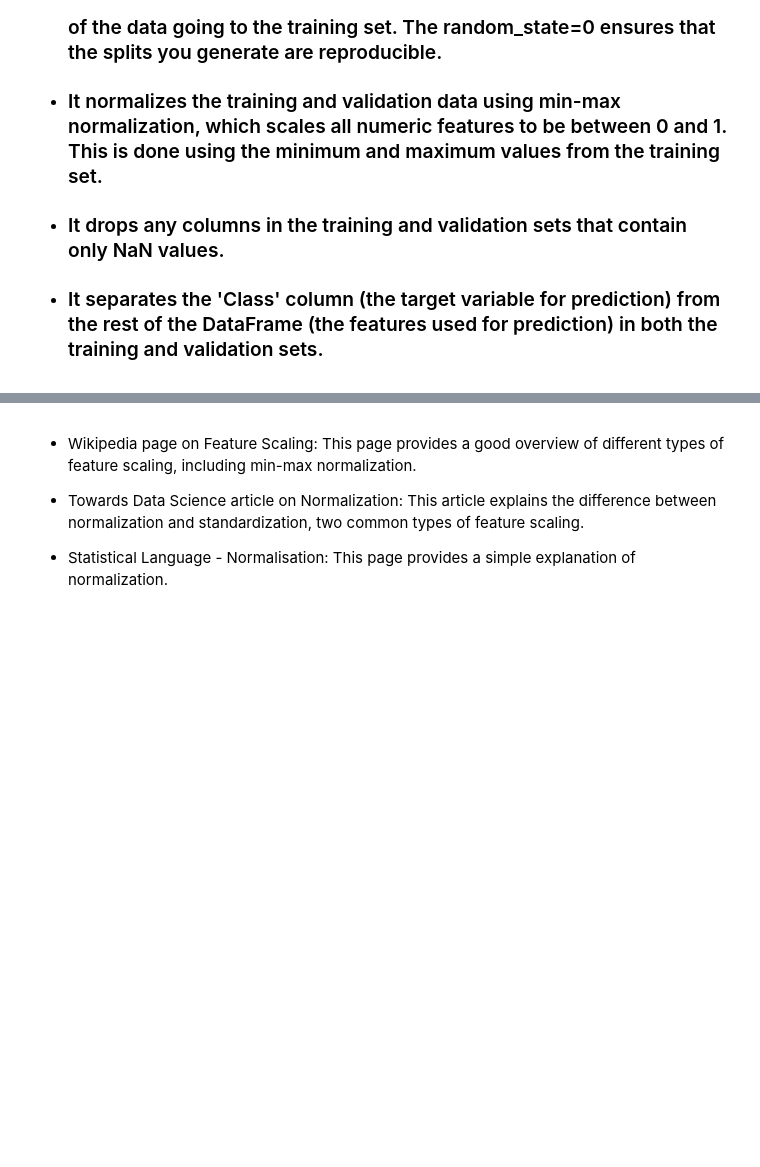
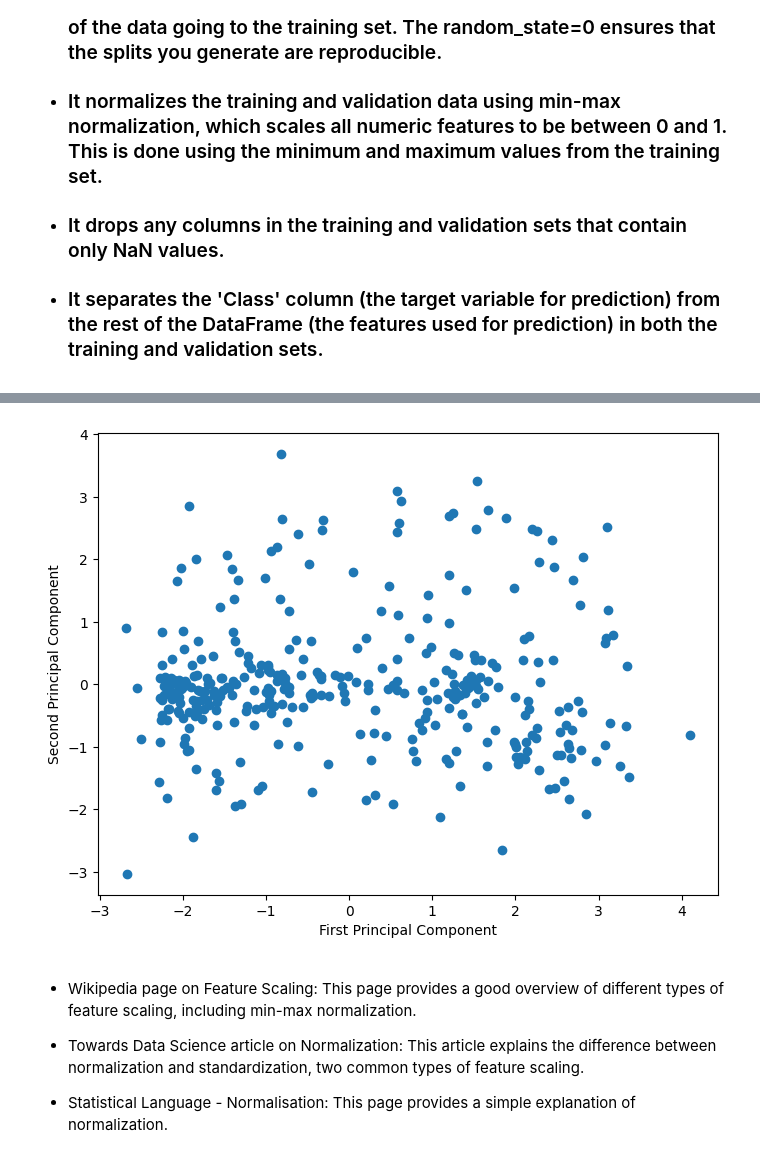
Before and after one commit to M7tnj/DL_fall2022, a Jupyter notebook: Deep Learning/week_6/BC.ipynb, the cells around one changed output, grey strips where cells are left out. Drawn from its saved outputs; the diff is of its cells as text; code cells hidden in the pictures; blank space fills up the shorter version.

```diff
--- a/Deep Learning/week_6/BC.ipynb
+++ b/Deep Learning/week_6/BC.ipynb
@@ -84,3 +128,19 @@ y_valid = df_valid['Class']
+# %%
+df = df.drop(df.columns[-1], axis=1)
+
+from sklearn.decomposition import PCA
+import matplotlib.pyplot as plt
+
+pca = PCA(n_components=2)
+principalComponents = pca.fit_transform(df)
+
+plt.figure(figsize=(8,6))
+plt.scatter(principalComponents[:,0], principalComponents[:,1])
+plt.xlabel('First Principal Component')
+plt.ylabel('Second Principal Component')
+plt.show()
+# %% [output]
+[figure, added]
 # %% [markdown]
 - Wikipedia page on Feature Scaling: This page provides a good overview of different types of feature scaling, including min-max normalization.
 
```
Also changed, not shown: parts of 3 cells of this notebook.
